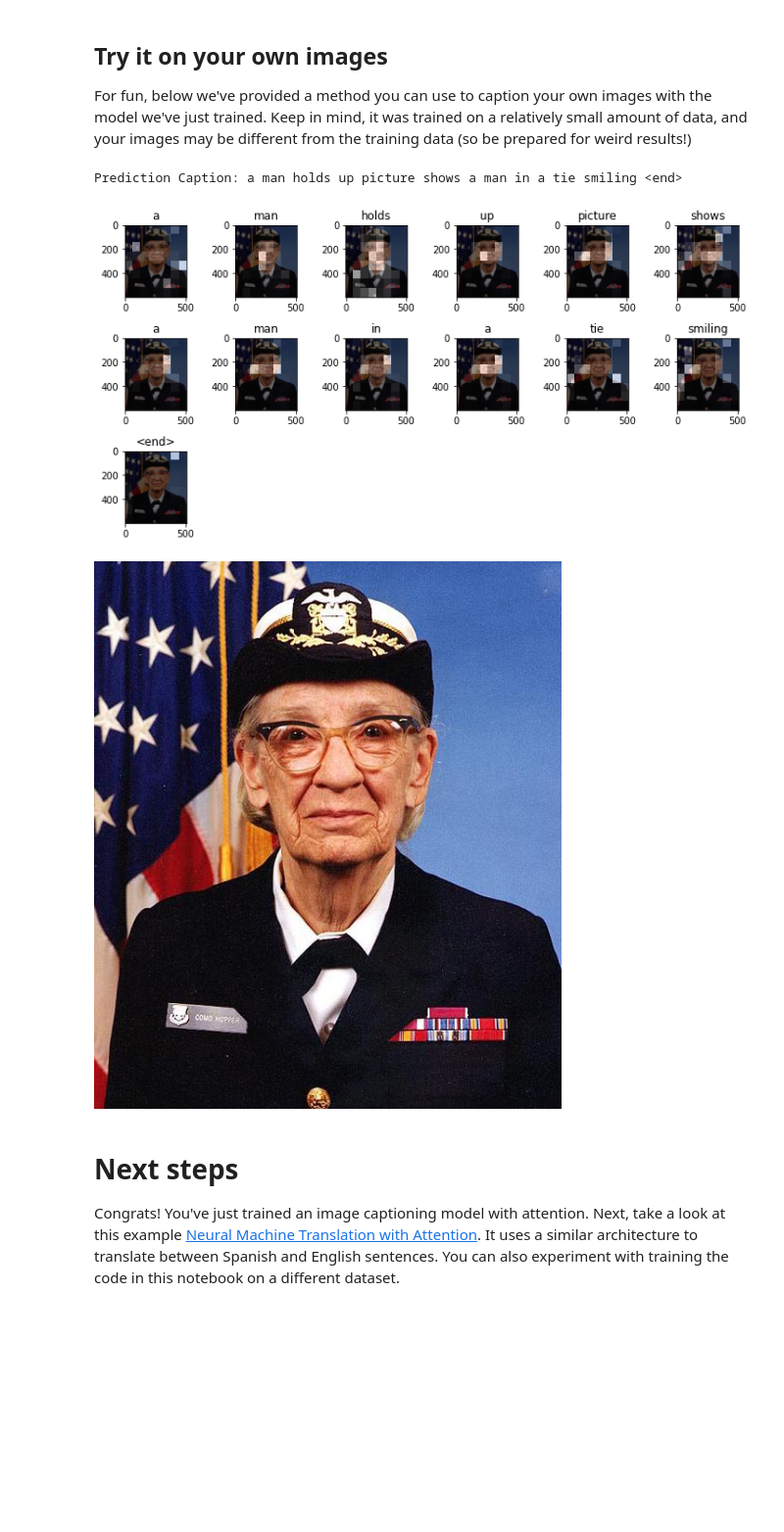
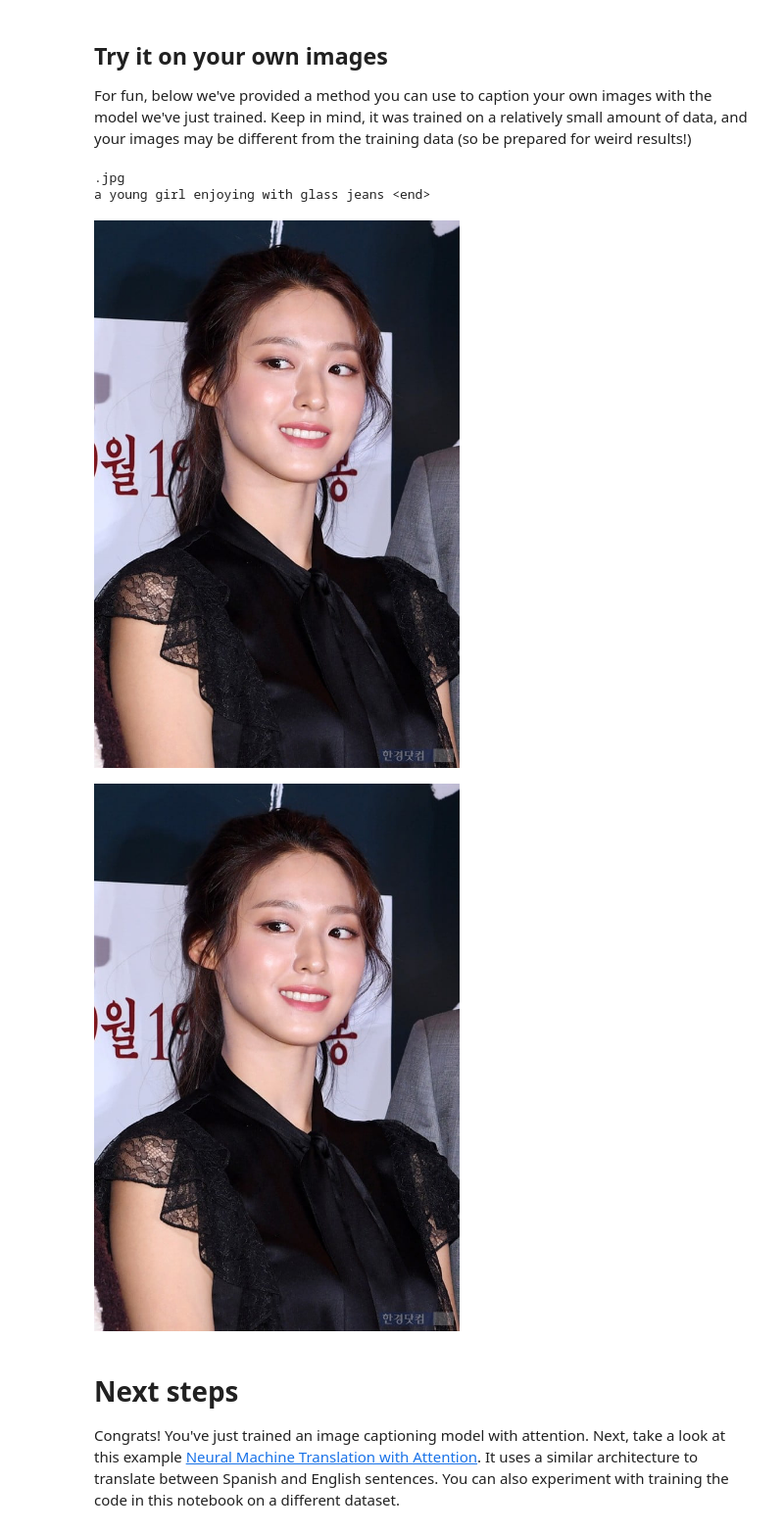
Before and after one commit to jigglypop/github-fork, a Jupyter notebook: imageCaption/image_captioning.ipynb, the cells around one changed output. Shown at 98% size. Drawn from its saved outputs; the diff is of its cells as text; code cells hidden in the pictures; blank space fills up the shorter version.

```diff
--- a/imageCaption/image_captioning.ipynb
+++ b/imageCaption/image_captioning.ipynb
@@ -602,21 +609,39 @@ Prediction Caption: a train carrying a train set near a bridge <end>
 # %% [markdown]
 ## Try it on your own images
 For fun, below we've provided a method you can use to caption your own images with the model we've just trained. Keep in mind, it was trained on a relatively small amount of data, and your images may be different from the training data (so be prepared for weird results!)
+# %%
+image_url = './practice/02.jpg'
+image_extension = image_url[-4:]
+# image_extension = image_url[-4:]
+# image_path = tf.keras.utils.get_file('./image/'+image_extension,
+#                                      origin=image_url)
+
+result, attention_plot = evaluate(image_url)
+# print ('Prediction Caption:', ' '.join(result))
+# plot_attention(image_path, result, attention_plot)
+# opening the image
+print(' '.join(result))
+Image.open(image_url)
+# Image.open(image_path)
+# %% [output]
+.jpg
+a young girl enjoying with glass jeans <end>
+[figure, added]
 # %%
-image_url = 'https://tensorflow.org/images/surf.jpg'
-image_extension = image_url[-4:]
-image_path = tf.keras.utils.get_file('image'+image_extension,
-                                     origin=image_url)
+# image_url = 'https://tensorflow.org/images/surf.jpg'
+image_url = './practice/01.jpg'
+# image_extension = image_url[-4:]
+# image_path = tf.keras.utils.get_file('image'+image_extension,
+#                                      origin=image_url)
 
-result, attention_plot = evaluate(image_path)
-print ('Prediction Caption:', ' '.join(result))
-plot_attention(image_path, result, attention_plot)
+# result, attention_plot = evaluate(image_path)
+# print ('Prediction Caption:', ' '.join(result))
+# plot_attention(image_path, result, attention_plot)
 # opening the image
-Image.open(image_path)
+Image.open(image_url)
+# Image.open(image_path)
 # %% [output]
-Prediction Caption: a man holds up picture shows a man in a tie smiling <end>
-[figure, old version]
+[figure, new version]
-[figure, removed]
 # %% [markdown]
 # Next steps
 
```
Also changed, not shown: parts of 20 cells of this notebook, 16 other files.
